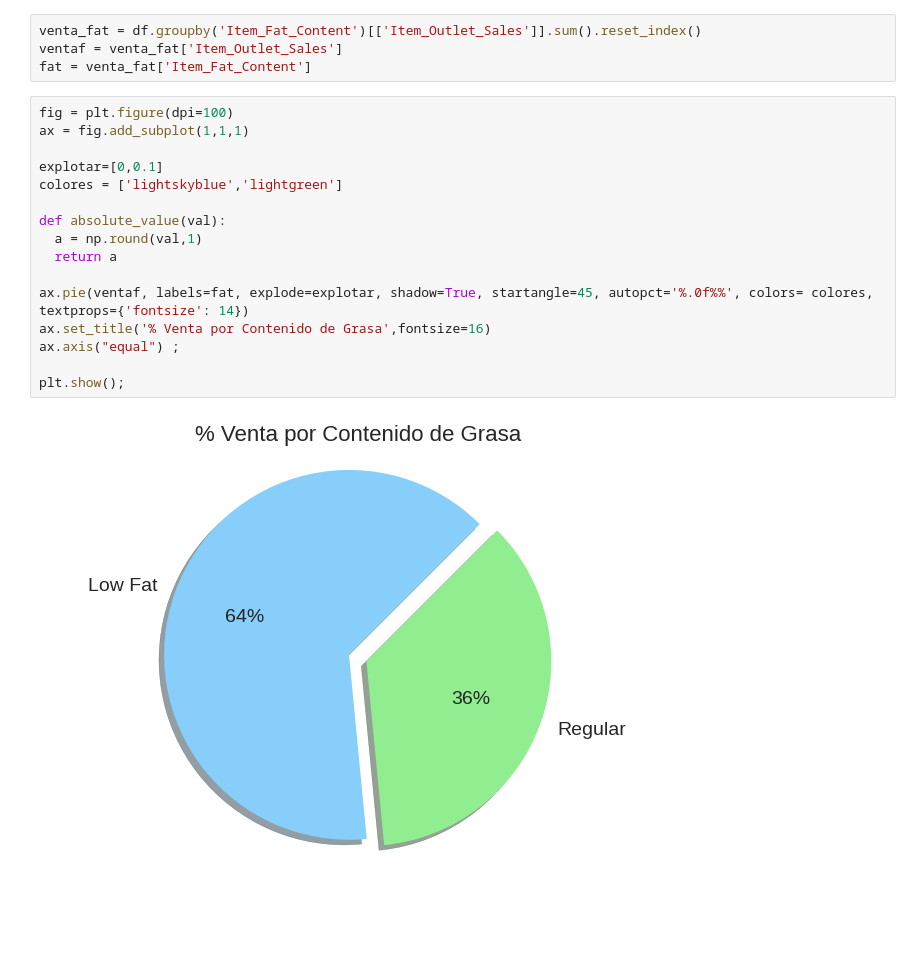
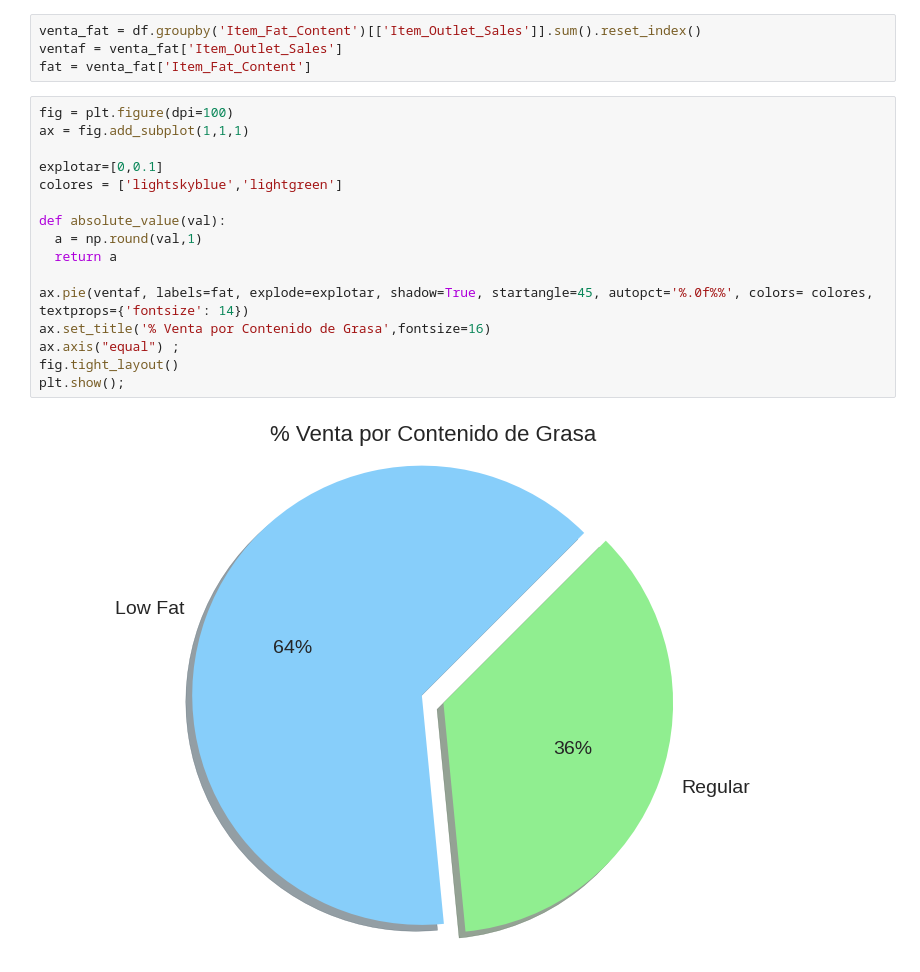
Before and after one commit to alejagaco/sales_predictions, a Jupyter notebook: Sales_Predictions.ipynb, the cells around one changed output. Drawn from its saved outputs; the diff is of its cells as text; blank space fills up the shorter version.

```diff
--- a/Sales_Predictions.ipynb
+++ b/Sales_Predictions.ipynb
@@ -449,18 +453,18 @@ fat = venta_fat['Item_Fat_Content']
 # %%
 fig = plt.figure(dpi=100)
 ax = fig.add_subplot(1,1,1)
 
 explotar=[0,0.1]
 colores = ['lightskyblue','lightgreen']
 
 def absolute_value(val):
   a = np.round(val,1)
   return a
 
 ax.pie(ventaf, labels=fat, explode=explotar, shadow=True, startangle=45, autopct='%.0f%%', colors= colores, textprops={'fontsize': 14})
 ax.set_title('% Venta por Contenido de Grasa',fontsize=16)
 ax.axis("equal") ;
-
+fig.tight_layout()
 plt.show();
 # %% [output]
-[figure, old version]
+[figure, new version]
```
Also changed, not shown: parts of 4 cells of this notebook.
